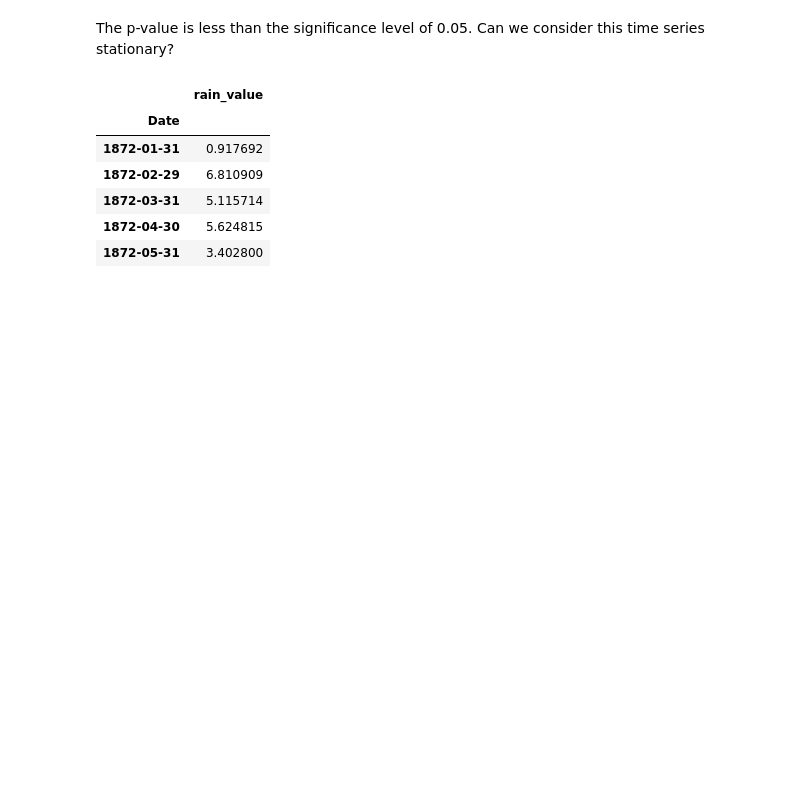
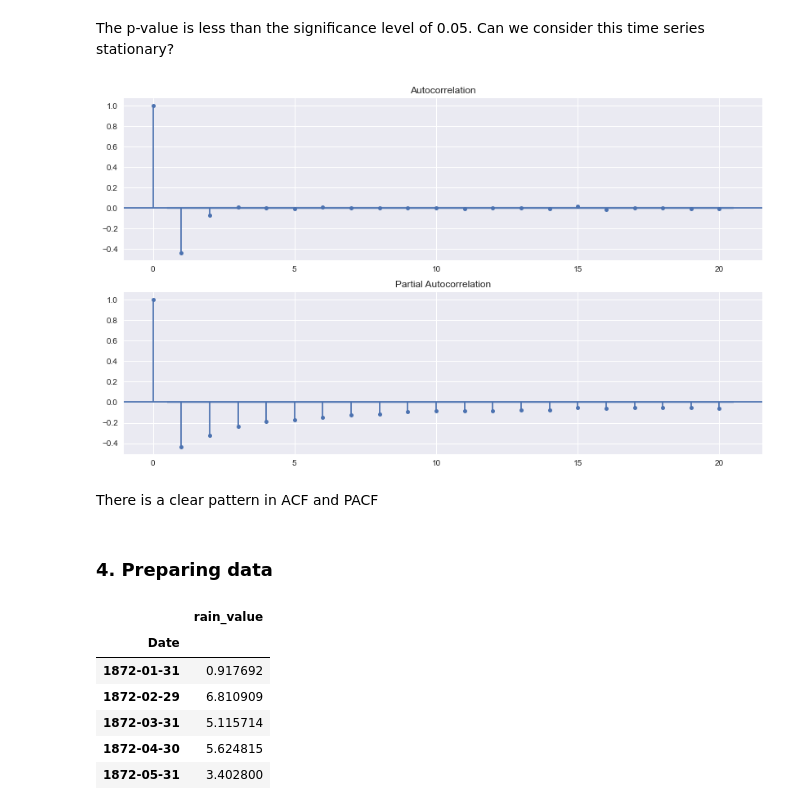
Before and after one commit to lilianasku/Time-series-analysis, a Jupyter notebook: notebooks/Rainfall_SeasonalChanges.ipynb, the cells around one changed output. Cells and saved outputs as stored; diff of their text form; code cells hidden in the pictures; blank space fills up the shorter version.

```diff
--- a/notebooks/Rainfall_SeasonalChanges.ipynb
+++ b/notebooks/Rainfall_SeasonalChanges.ipynb
@@ -59,6 +59,26 @@ Critical Values:
    10%, -2.5668186678748155
 # %% [markdown]
 The p-value  is less than the significance level of 0.05. Can we consider this time series stationary?
+# %%
+#plotting ACF and PACF
+from statsmodels.graphics.tsaplots import plot_acf, plot_pacf
+
+#find first difference
+change = rain['rain_value'].diff()
+change = change.dropna()
+
+# plot the ACF and PACF
+fig,axes = plt.subplots(2,1)
+plot_acf(change, lags=20, ax=axes[0])
+plot_pacf(change,lags=20, ax=axes[1])
+
+plt.show()
+# %% [output]
+[figure, added]
+# %% [markdown]
+There is a clear pattern in ACF and PACF
+# %% [markdown]
+### 4. Preparing data
 # %%
 rain=rain.drop(columns=['event_timestamp', 'grade', 'interpol_type'])
 
```
Also changed, not shown: parts of 6 cells of this notebook.
